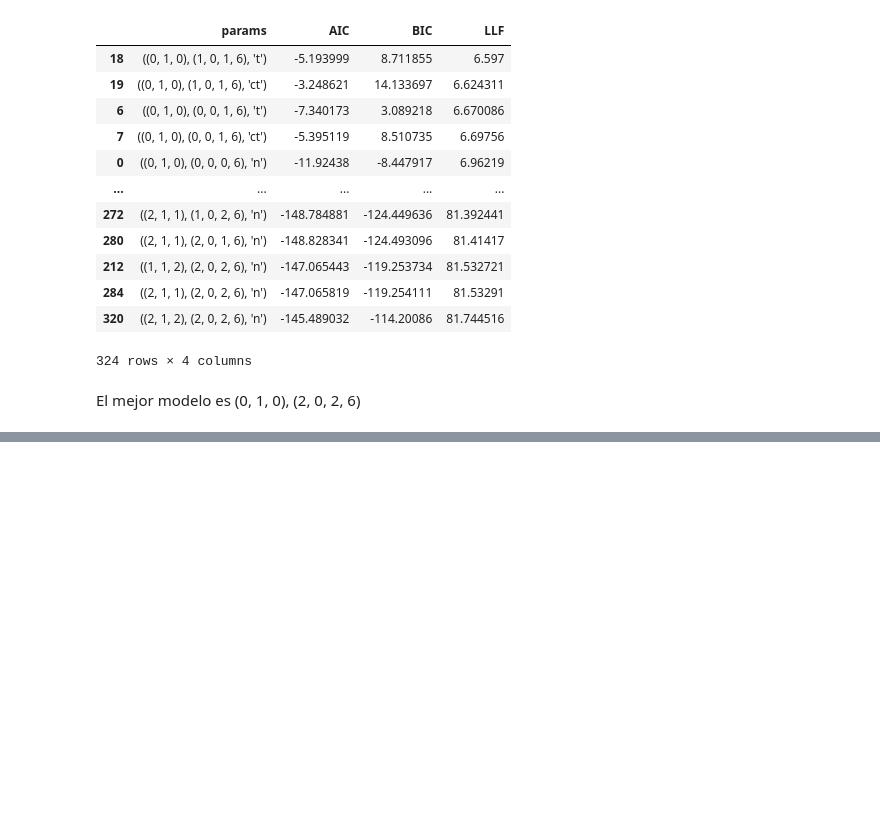
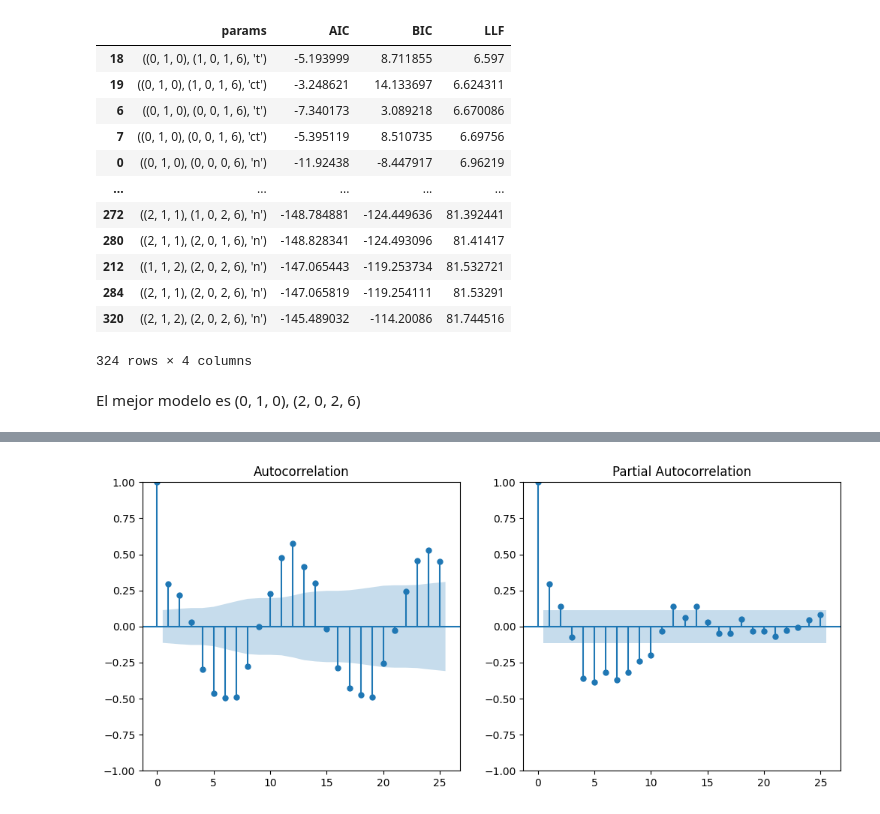
Before and after one commit to ChristaBarrios/Tarea_3_CIBarrios_JAContreras, a Jupyter notebook: Plantilla_Tareas.ipynb, the cells around one changed output, grey strips where cells are left out. Saved outputs shown, nothing was run; the diff lists cells and outputs as text; code cells hidden in the pictures; blank space fills up the shorter version.

```diff
--- a/Plantilla_Tareas.ipynb
+++ b/Plantilla_Tareas.ipynb
@@ -425,0 +570,6 @@ Código de solución estudiante 2
+# %%
+# Una diferenciacion
+# Q lado izq, P lado der
+LinearForecast(data.diff().dropna()).plot_acf_pacf()
+# %% [output]
+[figure, added]
```
Also changed, not shown: parts of 55 cells of this notebook, 1 other file.
